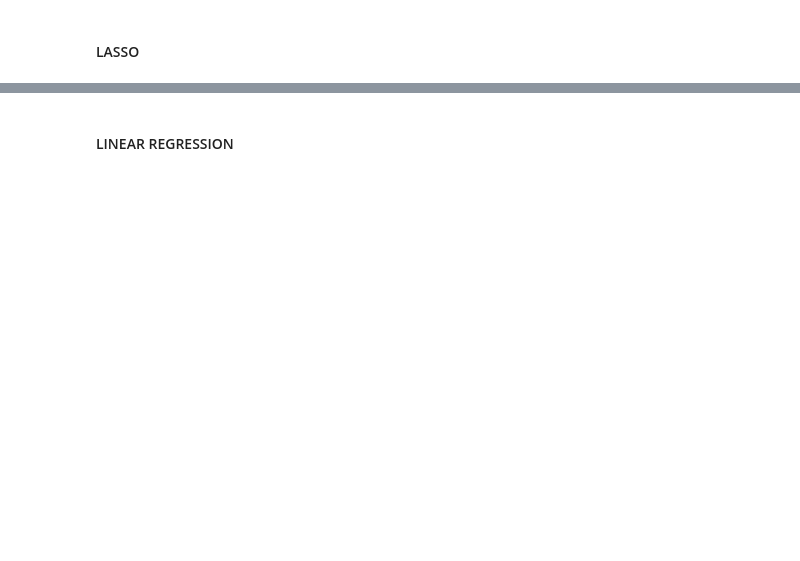
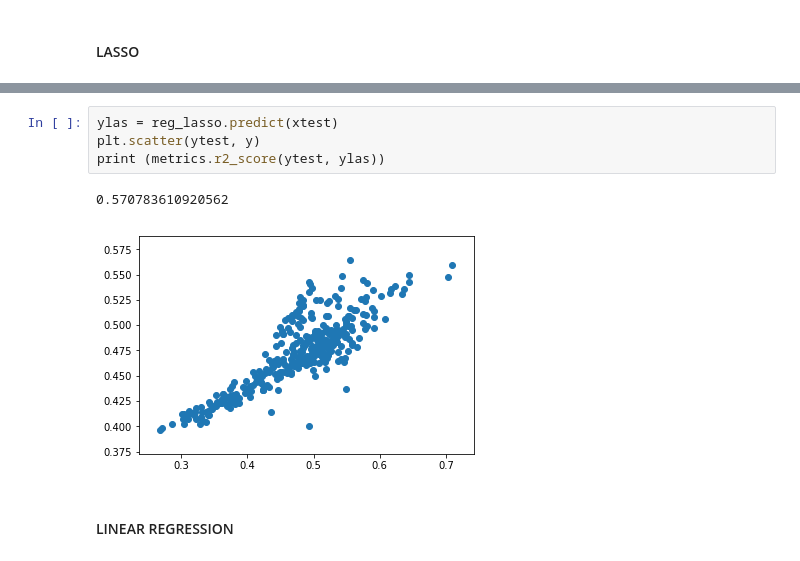
Before and after one commit to optichill/optichill, a Jupyter notebook: Linear_Regr.ipynb, the cells around one changed output, grey strips where cells are left out. Saved outputs shown, nothing was run; the diff lists cells and outputs as text; blank space fills up the shorter version.

```diff
--- a/Linear_Regr.ipynb
+++ b/Linear_Regr.ipynb
@@ -80,3 +81,10 @@ lasso_coef
+# %%
+ylas = reg_lasso.predict(xtest)
+plt.scatter(ytest, y)
+print (metrics.r2_score(ytest, ylas))
+# %% [output]
+0.570783610920562
+[figure, added]
 # %% [markdown]
 #### LINEAR REGRESSION
 # %%
```
Also changed, not shown: parts of 9 cells of this notebook.
